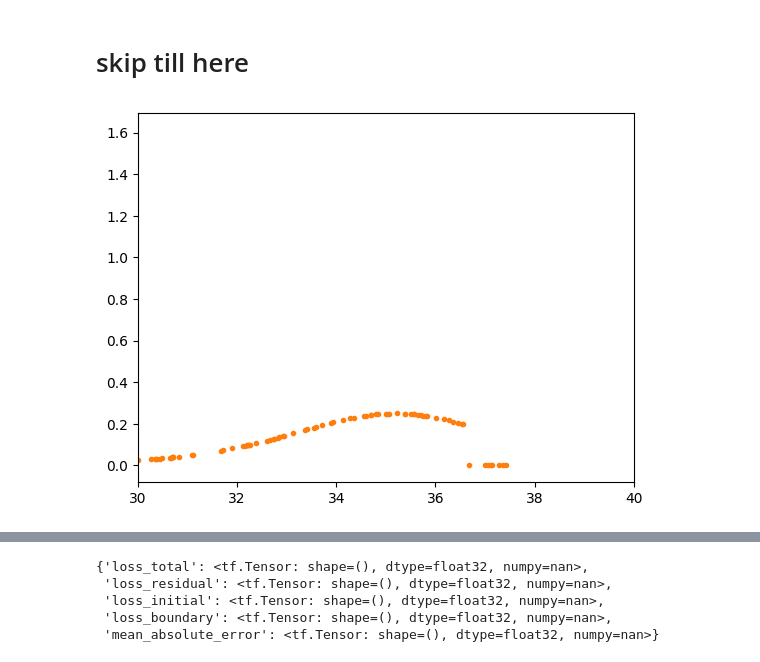
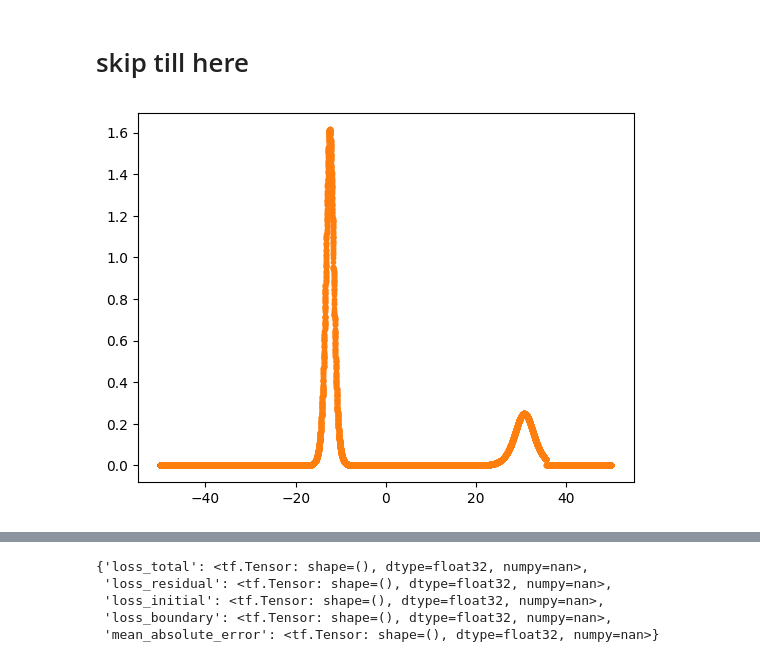
Before and after one commit to naiaseh/Trunk, a Jupyter notebook: PinnNew/KdV.ipynb, the cells around one changed output, grey strips where cells are left out. Drawn from its saved outputs; the diff is of its cells as text; code cells hidden in the pictures.

Commit message:
added solution for KP, fintuned KdV for two-soliton

```diff
--- a/PinnNew/KdV.ipynb
+++ b/PinnNew/KdV.ipynb
@@ -30,9 +50,10 @@ def phi_function_PBC(tx,nx=2000,nt=2000):
 def phi_function(tx):
 
     offset =  +12
-    ksi = tx[:, 1:2]-0.*tx[:,0:1]+offset
-    ksi = tx[:, 1:2] + offset# in moving frame
+    ksi = tx[:, 1:2]-c*tx[:,0:1]+offset
+    # ksi = tx[:, 1:2] + offset# in moving frame
     u = c / (2*tf.cosh(np.sqrt(c)*(ksi/2))**2)+phi
+    u = tf.where(tf.math.is_nan(u), 0., u)
     return u
 
 
@@ -46,0 +128,4 @@ time =  10
+# %%
+offset = -20
+plt.plot( tx_init[:,1:],phi_function(tx_init, offset),'.')
+plt.plot( tx_init[:,1:],phi_function_solitonsAdded(tx_init, offset),'.')
@@ -62,7 +150,7 @@ phi = 0
 #     return exact
 
 def phi_function(tx, returnStuff = False):
-    offset = -34
+    offset = -8
     ksi1 = tx[:, 1:2] - c1*tx[:, 0:1] + 12
     ksi2 = tx[:, 1:2] - c2*tx[:, 0:1] + offset
     numer = 2*(c1-c2) * (c1*tf.cosh(np.sqrt(c2)*(ksi2)/2)**2 + c2* (tf.sinh(np.sqrt(c1)*(ksi1)/2)**2))
@@ -168,13 +256,13 @@ anim.save(f, writer=writergif)
 # (tx_samples, y_res), (tx_init, u_init), (tx_bnd_start, u_bnd_start_exact), (tx_bnd_end, u_bnd_end_exact), (tx_boundary, y_boundary)= \
 #     simulate_kdv(n_samples = 10000, init_function= phi_function, bnd_fcn=boundary_function, xstart=x_start, length=length, time=time, compute_periodic = False, solver_function = None, nx = 1000, nt = 1000, shuffle_bnd = False, n_init=None, n_bndry=None,random_seed = 42, dtype=tf.float32)
 # %%
-(tx_eqn, y_eqn), (tx_init, y_init), (tx_boundary, y_boundary) = simulate_kdv(1000, phi_function, boundary_function, length, time, x_start,random_seed = 42, dtype=tf.float32)
+(tx_eqn, y_eqn), (tx_init, y_init), (tx_boundary, y_boundary) = simulate_kdv(30000, phi_function_solitonsAdded, boundary_function, length, time, x_start,random_seed = 42, dtype=tf.float32)
 # %%
 plt.plot(tx_boundary[:,1:],y_boundary,'.')
 # plt.plot( tx_init[:,1:],u_init,'.')
 plt.plot( tx_init[:,1:],phi_function(tx_init),'.')
-plt.xlim([30,40])
+
 inputs = [tx_eqn, tx_init, tx_boundary, tx_boundary, tx_boundary]
 outputs = [phi_function(tx_eqn), y_eqn, y_init, y_boundary]
 # %% [output]
-[figure, old version]
+[figure, new version]
```
Also changed, not shown: parts of 21 cells of this notebook, 1 other file.
